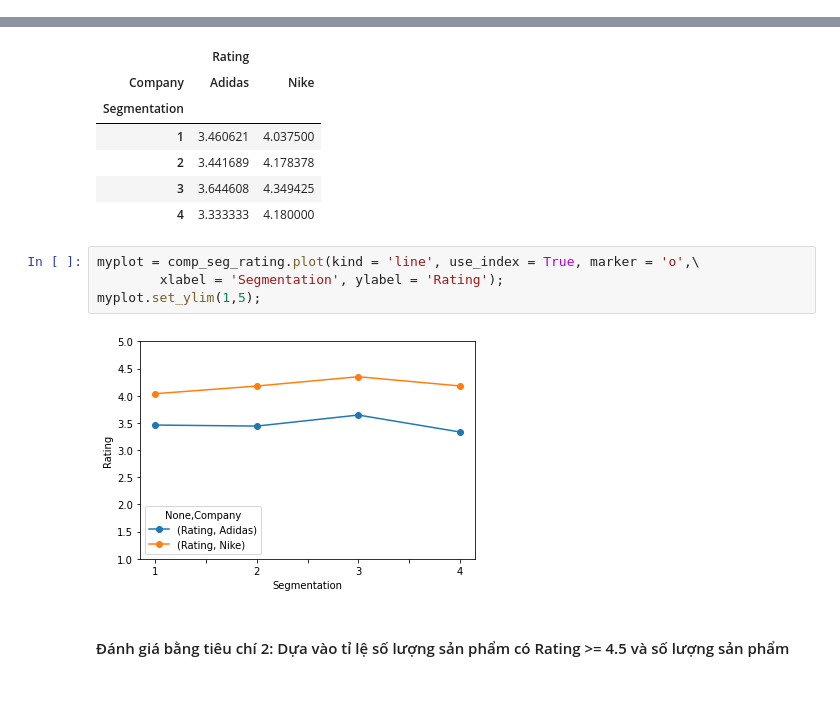
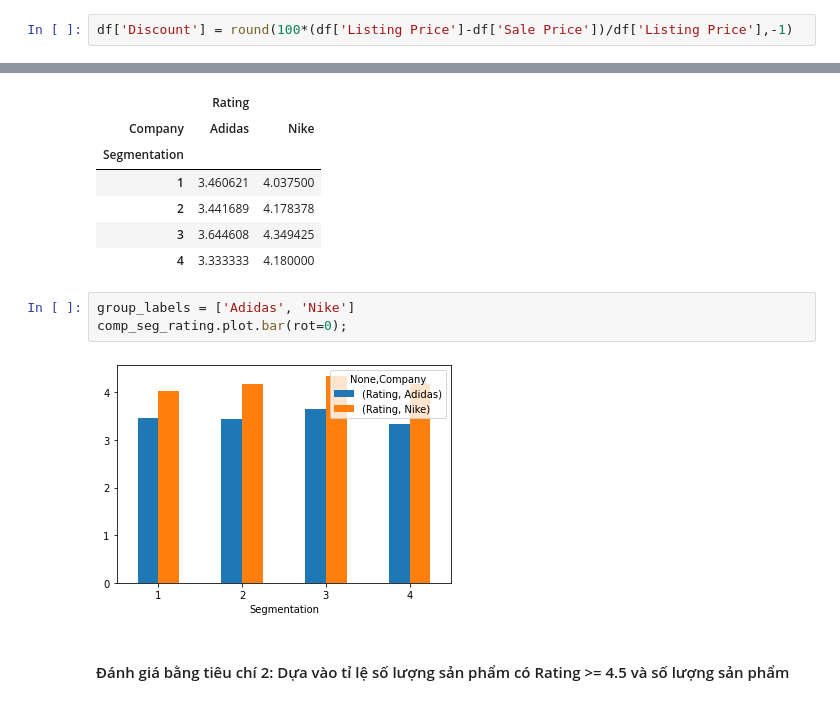
Before and after one commit to tvadiep/Sale-Analysis, a Jupyter notebook: SalesAnalysis.ipynb, the cells around one changed output, grey strips where cells are left out. Saved outputs shown, nothing was run; the diff lists cells and outputs as text.

```diff
--- a/SalesAnalysis.ipynb
+++ b/SalesAnalysis.ipynb
@@ -171,2 +228,4 @@ num_col_info_df
+# %%
+df['Discount'] = round(100*(df['Listing Price']-df['Sale Price'])/df['Listing Price'],-1)
 # %% [markdown]
 ## Khám phá dữ liệu (tiếp tục)
@@ -331,12 +418,11 @@ comp_seg_rating
 | 2 | 3.441689 | 4.178378 |
 | 3 | 3.644608 | 4.349425 |
 | 4 | 3.333333 | 4.180000 |
-# %%
-myplot = comp_seg_rating.plot(kind = 'line', use_index = True, marker = 'o',\
-        xlabel = 'Segmentation', ylabel = 'Rating');
-myplot.set_ylim(1,5);
-# %% [output]
-[figure, removed]
+# %%
+group_labels = ['Adidas', 'Nike']
+comp_seg_rating.plot.bar(rot=0);
+# %% [output]
+[figure, added]
 # %% [markdown]
 #### Đánh giá bằng tiêu chí 2: Dựa vào tỉ lệ số lượng sản phẩm có Rating >= 4.5 và số lượng sản phẩm
 # %%
```
Also changed, not shown: parts of 32 cells of this notebook.
